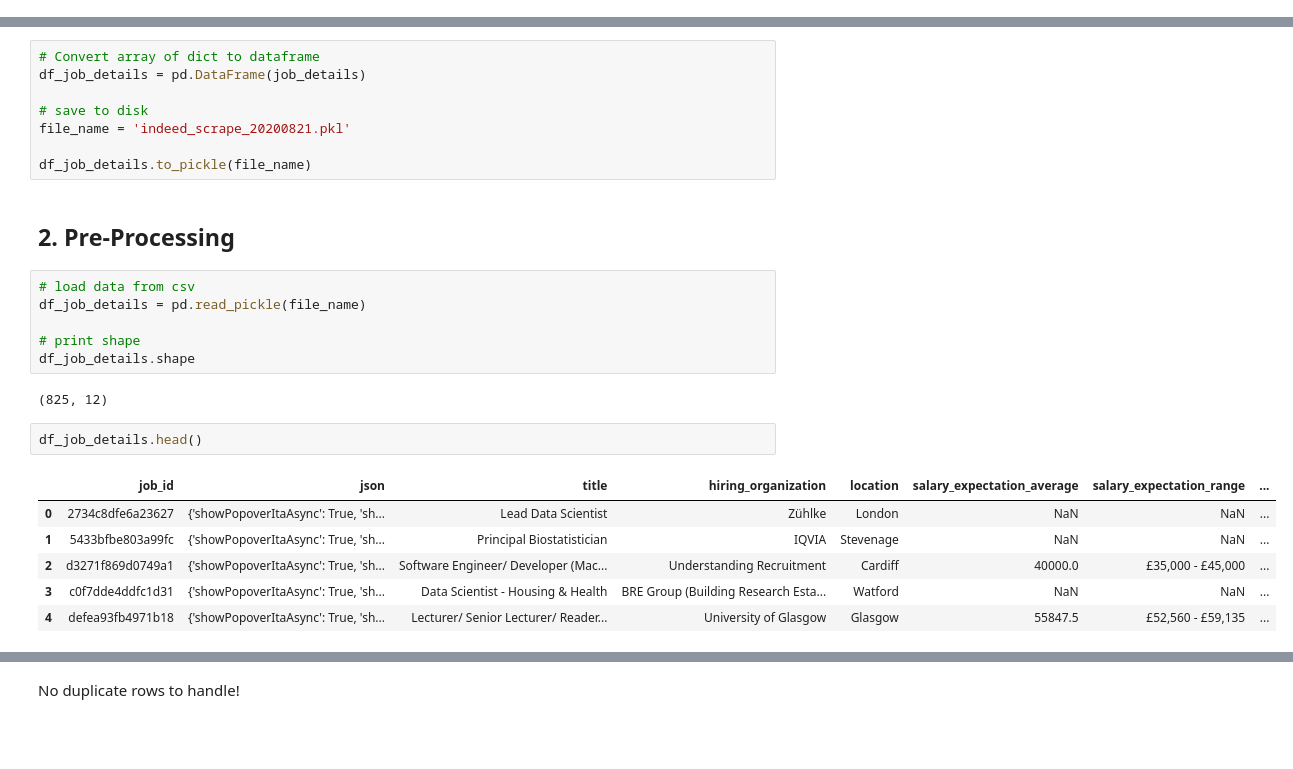
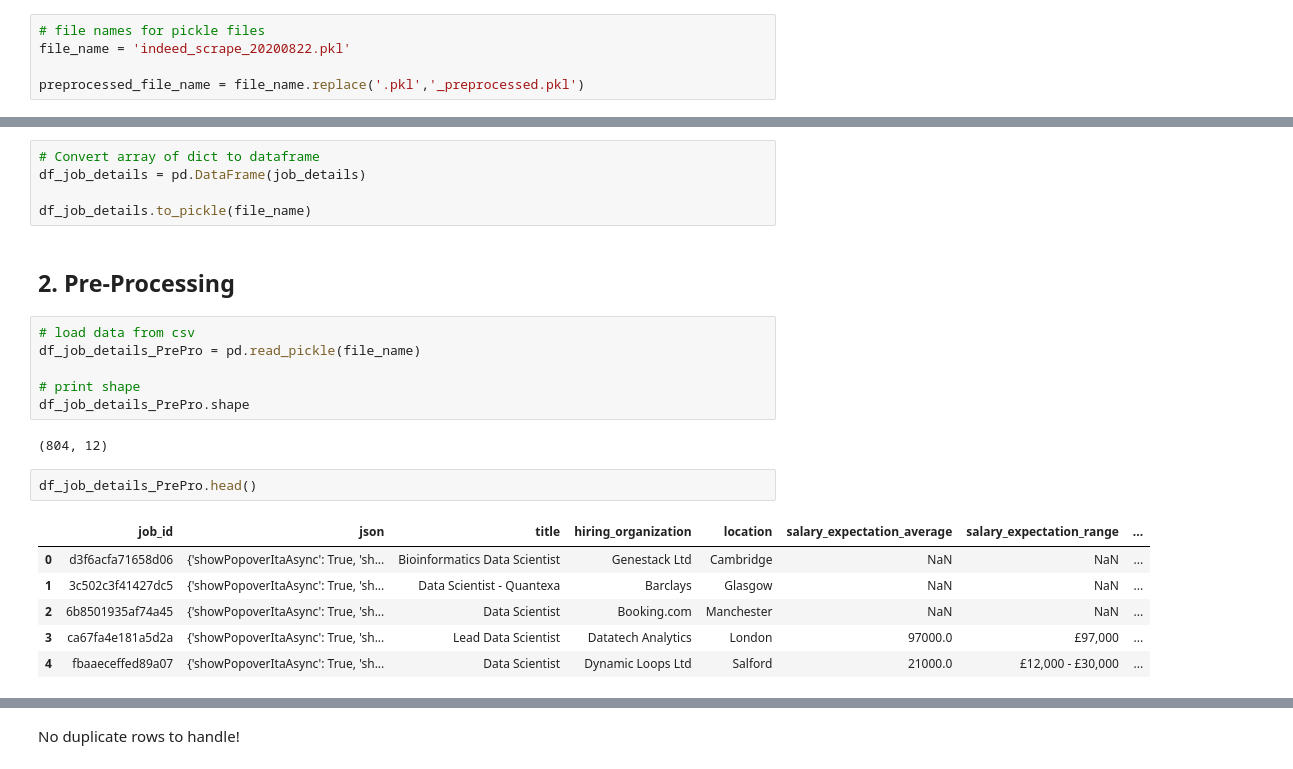
Before and after one commit to neilpmayhew/udacity-data-scientist-nd, a Jupyter notebook: 01-data-science-blog/uk-data-science-job-analysis.ipynb, the cells around one changed output, grey strips where cells are left out. Cells and saved outputs as stored; diff of their text form; blank space fills up the shorter version.

```diff
--- a/01-data-science-blog/uk-data-science-job-analysis.ipynb
+++ b/01-data-science-blog/uk-data-science-job-analysis.ipynb
@@ -25,3 +25,8 @@ import json
+# %%
+# file names for pickle files
+file_name = 'indeed_scrape_20200822.pkl'
+
+preprocessed_file_name = file_name.replace('.pkl','_preprocessed.pkl')
 # %%
  def scrape_indeed_job_ids(query):
     """
@@ -139,28 +146,25 @@ for i in trange(len(job_ids)):
 # Convert array of dict to dataframe
 df_job_details = pd.DataFrame(job_details)
 
-# save to disk
-file_name = 'indeed_scrape_20200821.pkl'
-
 df_job_details.to_pickle(file_name)
 # %% [markdown]
 ## 2. Pre-Processing
 # %%
 # load data from csv
-df_job_details = pd.read_pickle(file_name)
+df_job_details_PrePro = pd.read_pickle(file_name)
 
 # print shape
-df_job_details.shape
+df_job_details_PrePro.shape
 # %% [output]
-(825, 12)
+(804, 12)
 # %%
-df_job_details.head()
+df_job_details_PrePro.head()
 # %% [output]
 |  | job_id | json | title | hiring_organization | location | salary_expectation_average | salary_expectation_range | ... |
-| 0 | 2734c8dfe6a23627 | {'showPopoverItaAsync': True, 'sh... | Lead Data Scientist | Zühlke | London | NaN | NaN | ... |
-| 1 | 5433bfbe803a99fc | {'showPopoverItaAsync': True, 'sh... | Principal Biostatistician | IQVIA | Stevenage | NaN | NaN | ... |
-| 2 | d3271f869d0749a1 | {'showPopoverItaAsync': True, 'sh... | Software Engineer/ Developer (Mac... | Understanding Recruitment | Cardiff | 40000.0 | £35,000 - £45,000 | ... |
-| 3 | c0f7dde4ddfc1d31 | {'showPopoverItaAsync': True, 'sh... | Data Scientist - Housing & Health | BRE Group (Building Research Esta... | Watford | NaN | NaN | ... |
-| 4 | defea93fb4971b18 | {'showPopoverItaAsync': True, 'sh... | Lecturer/ Senior Lecturer/ Reader... | University of Glasgow | Glasgow | 55847.5 | £52,560 - £59,135 | ... |
+| 0 | d3f6acfa71658d06 | {'showPopoverItaAsync': True, 'sh... | Bioinformatics Data Scientist | Genestack Ltd | Cambridge | NaN | NaN | ... |
+| 1 | 3c502c3f41427dc5 | {'showPopoverItaAsync': True, 'sh... | Data Scientist - Quantexa | Barclays | Glasgow | NaN | NaN | ... |
+| 2 | 6b8501935af74a45 | {'showPopoverItaAsync': True, 'sh... | Data Scientist | Booking.com | Manchester | NaN | NaN | ... |
+| 3 | ca67fa4e181a5d2a | {'showPopoverItaAsync': True, 'sh... | Lead Data Scientist | Datatech Analytics | London | 97000.0 | £97,000 | ... |
+| 4 | fbaaeceffed89a07 | {'showPopoverItaAsync': True, 'sh... | Data Scientist | Dynamic Loops Ltd | Salford | 21000.0 | £12,000 - £30,000 | ... |
 # %%
 # check which dtypes we have in the data frame
```
Also changed, not shown: parts of 43 cells of this notebook.
